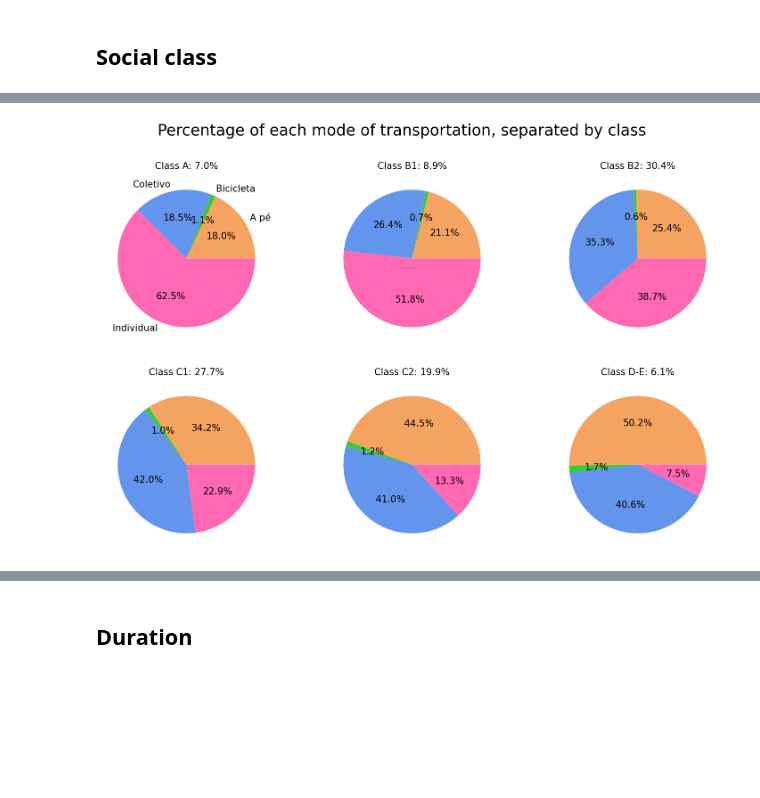
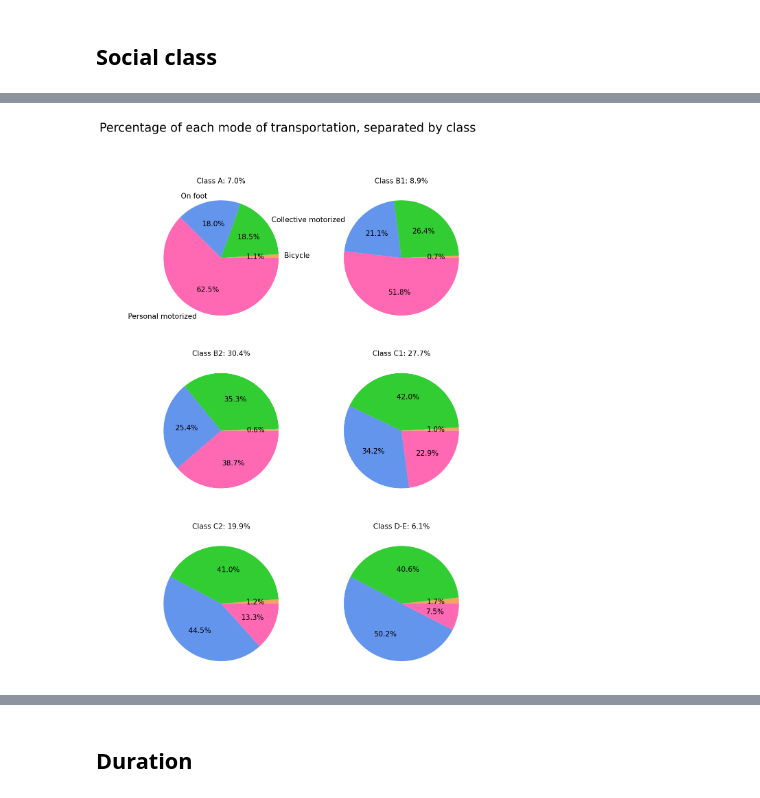
Before and after one commit to anayflima/bikesp-analysis, a Jupyter notebook: data_analysis/TravelSurvey/context_SP.ipynb, the cells around one changed output, grey strips where cells are left out. Cells and saved outputs as stored; diff of their text form; code cells hidden in the pictures; blank space fills up the shorter version.

```diff
--- a/data_analysis/TravelSurvey/context_SP.ipynb
+++ b/data_analysis/TravelSurvey/context_SP.ipynb
@@ -12,18 +12,18 @@ elif 'data_analysis' in os.getcwd():
 else:
     data_folder = './data/'
 
-source_folder_path = data_folder + 'OD_2017/'
-destination_folder_path = data_folder + 'OD_2017/'
+source_folder_path = data_folder + 'OD/OD_2017/'
+destination_folder_path = data_folder + 'OD/OD_2017/'
 # %%
 expansion_factor_trip = 'FE_VIA'
 expansion_factor_person = 'FE_PESS'
 
 tsa = TravelSurveyAnalysis(source_folder_path, destination_folder_path,
-                           expansion_factor_trip, expansion_factor_person)
+                           expansion_factor_trip, expansion_factor_person, '', '')
 # %%
 filename = 'OD_2017_v1.csv'
 
-data = tsa.read_data(source_folder_path + filename)
+data = tsa.read_data(filename)
 # %%
 data
 # %% [output]
@@ -60,7 +62,7 @@ TIPVG
 4 - Bicicleta
 # %%
 mode_column = 'TIPVG'
-mode_index_map = {1: 'Coletivo', 2: 'Individual', 3: 'A pé', 4: 'Bicicleta'}
+mode_index_map = {1: 'Collective motorized', 2: 'Personal motorized', 3: 'On foot', 4: 'Bicycle'}
 df = tsa.calculate_distribution(data, mode_column, expansion_factor_trip, mode_index_map)
 df
 # %% [output]
@@ -244,5 +278,5 @@ tsa.calculate_distribution(bike_trips, social_class_column, expansion_factor_per
 # %%
-tsa.plot_mode_separated_by_class(data, social_class_column, mode_column, mode_index_map, classes_index_map)
+tsa.plot_mode_separated_by_class(data, social_class_column, mode_column, mode_index_map, classes_index_map, save=True)
 # %% [output]
-[figure, old version]
+[figure, new version]
 # %%
```
Also changed, not shown: parts of 43 cells of this notebook, 2 other files.
